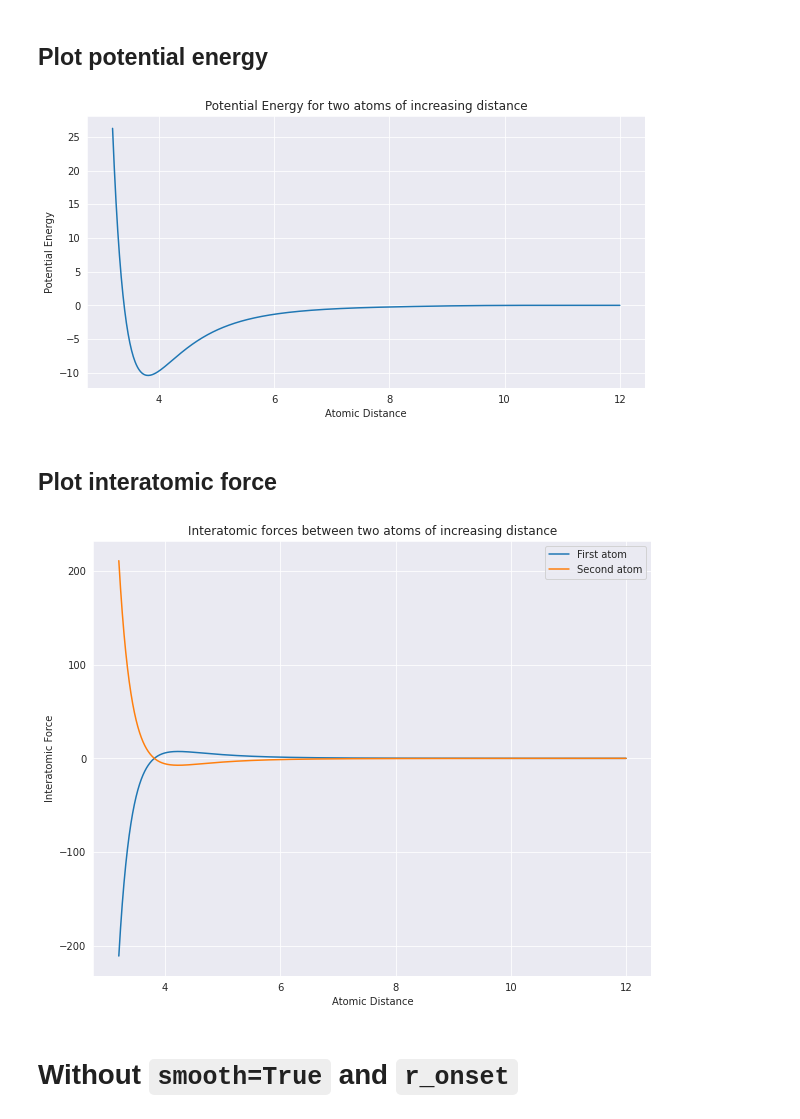
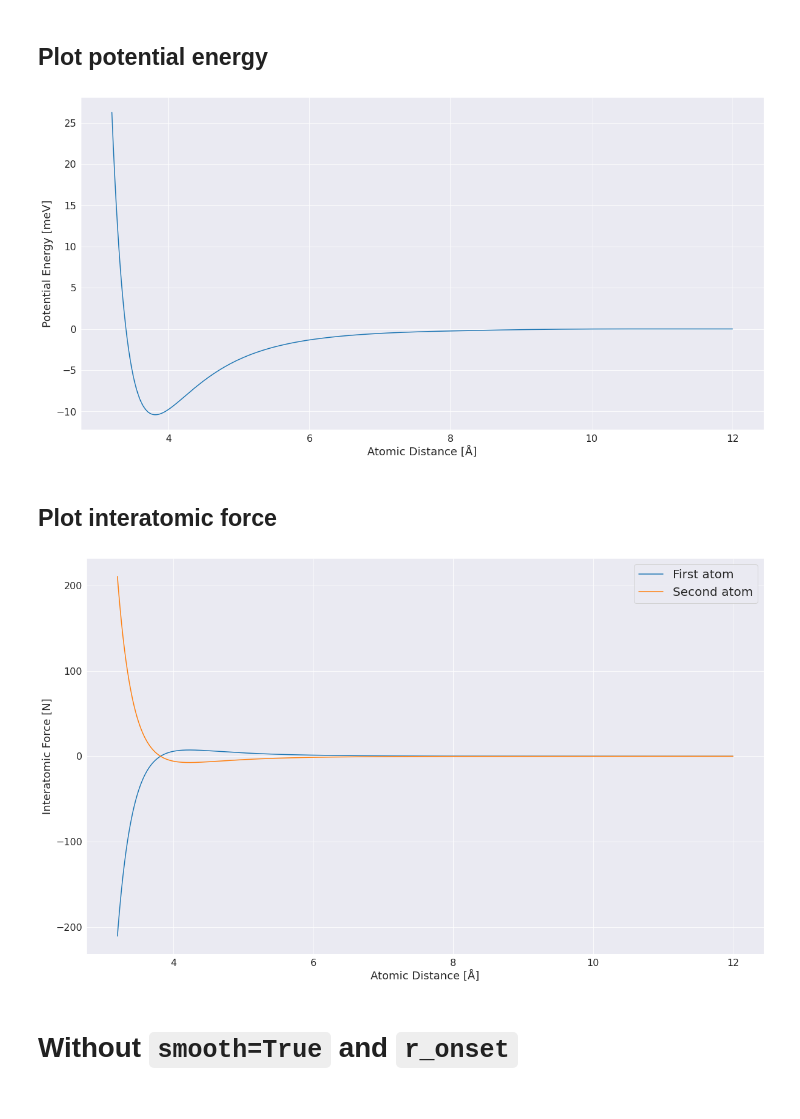
Before and after one commit to fabiannagel/gknet-benchmarks, a Jupyter notebook: misc/Lennard-Jones demonstration.ipynb, the cells around one changed output. Saved outputs shown, nothing was run; the diff lists cells and outputs as text; code cells hidden in the pictures.

```diff
--- a/misc/Lennard-Jones demonstration.ipynb
+++ b/misc/Lennard-Jones demonstration.ipynb
@@ -6,6 +6,9 @@ import numpy as np
 import matplotlib.pyplot as plt
 import seaborn as sns
 sns.set_style("darkgrid")
+font = {'size': 18}
+legend_size = 20
+tick_label_size = 16
 
 sigma = 3.40
 epsilon = 10.40
@@ -41,35 +44,43 @@ energies, forces = compute_properties(atoms)
 ## Plot potential energy
 # %%
 def plot_energy(distances, energies):
-    plt.figure(figsize=(10, 5))
+    plt.figure(figsize=(20, 10))
     plt.plot(distances, energies)
-    plt.xlabel("Atomic Distance")
-    plt.ylabel("Potential Energy")
-    plt.title("Potential Energy for two atoms of increasing distance")
+    plt.xlabel("Atomic Distance [Å]", fontdict=font)
+    plt.ylabel("Potential Energy [meV]", fontdict=font)
+    plt.xticks(fontsize=tick_label_size)
+    plt.yticks(fontsize=tick_label_size)
+    # plt.title("Potential Energy for two atoms of increasing distance")
     plt.show()
 
+# LaTeX caption
+# Lennard-Jones potential (milli electronvolt) for two atoms over increasing distance (Ångström).
+# Elemental Argon is modeled
+
 plot_energy(distances, energies)
 # %% [output]
-[figure, old version]
+[figure, new version]
 # %% [markdown]
 ## Plot interatomic force
 # %%
 def plot_force(distances, forces):
     forces = np.array(forces)
 
-    plt.figure(figsize=(10, 8))
+    plt.figure(figsize=(20, 12))
     plt.plot(distances, forces[:,0], label="First atom")
     plt.plot(distances, forces[:,1], label="Second atom")
 
-    plt.xlabel("Atomic Distance")
-    plt.ylabel("Interatomic Force")
-    plt.title("Interatomic forces between two atoms of increasing distance")
-    plt.legend()
+    plt.xlabel("Atomic Distance [Å]", fontdict=font)
+    plt.ylabel("Interatomic Force [N]", fontdict=font)
+    plt.xticks(fontsize=tick_label_size)
+    plt.yticks(fontsize=tick_label_size)
+    # plt.title("Interatomic forces between two atoms of increasing distance")
+    plt.legend(prop={'size': legend_size})
     plt.show()
 
 plot_force(distances, forces)
 # %% [output]
-[figure, old version]
+[figure, new version]
 # %% [markdown]
 # Without `smooth=True` and `r_onset`
 # %% [markdown]
```
Also changed, not shown: parts of 4 cells of this notebook, 3 other files.
